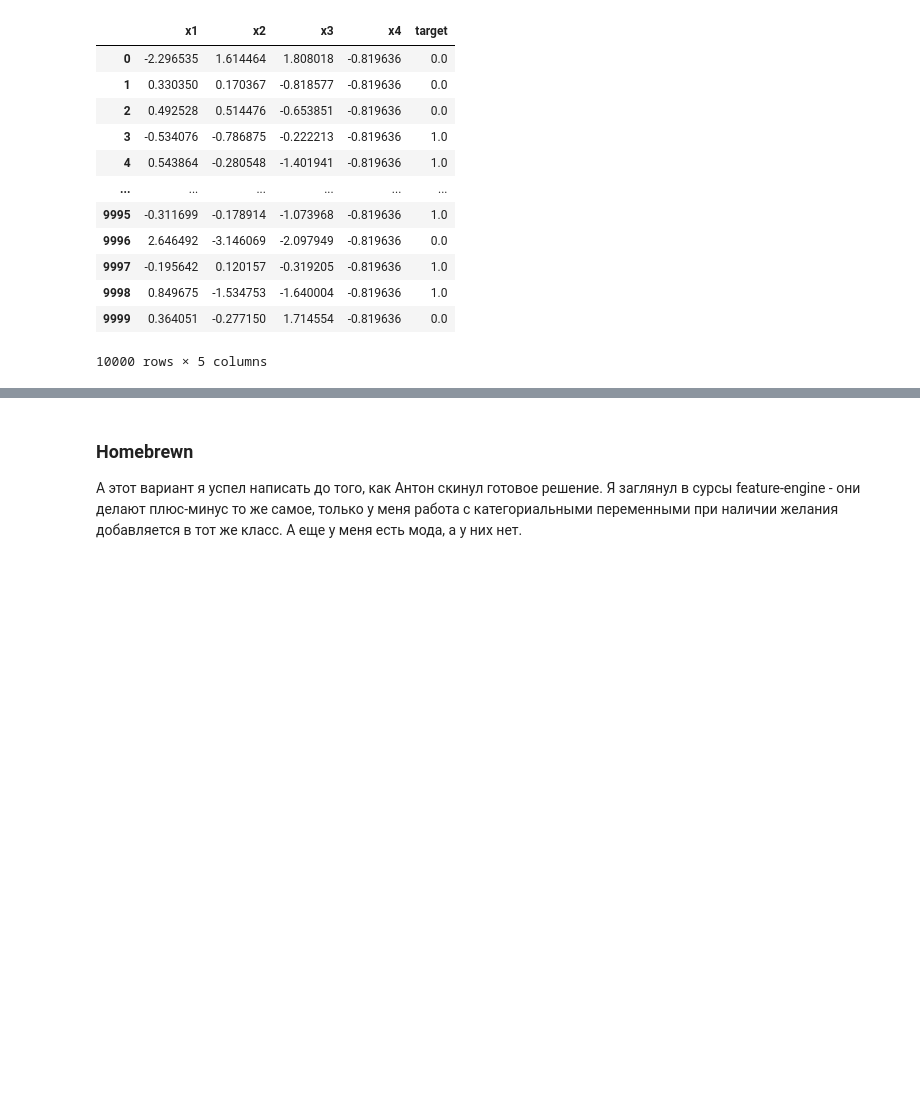
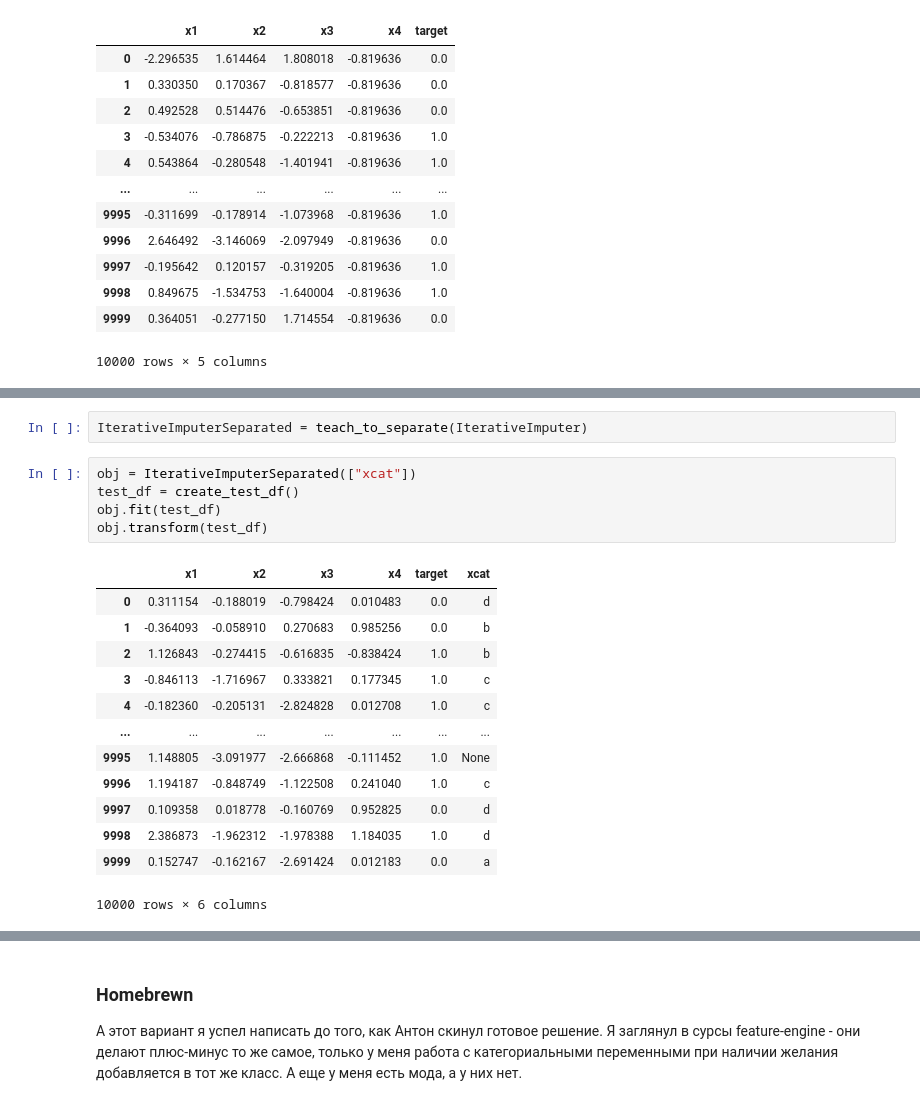
Before and after one commit to uasek/credit_scoring_project, a Jupyter notebook: scoring_model/missing_values.ipynb, the cells around one changed output, grey strips where cells are left out. Drawn from its saved outputs; the diff is of its cells as text; blank space fills up the shorter version.

```diff
--- a/scoring_model/missing_values.ipynb
+++ b/scoring_model/missing_values.ipynb
@@ -258,0 +296,21 @@ assert child_fitted.equals(parent_fitted)
+# %%
+IterativeImputerSeparated = teach_to_separate(IterativeImputer)
+# %%
+obj = IterativeImputerSeparated(["xcat"])
+test_df = create_test_df()
+obj.fit(test_df)
+obj.transform(test_df)
+# %% [output]
+|  | x1 | x2 | x3 | x4 | target | xcat |
+| 0 | 0.311154 | -0.188019 | -0.798424 | 0.010483 | 0.0 | d |
+| 1 | -0.364093 | -0.058910 | 0.270683 | 0.985256 | 0.0 | b |
+| 2 | 1.126843 | -0.274415 | -0.616835 | -0.838424 | 1.0 | b |
+| 3 | -0.846113 | -1.716967 | 0.333821 | 0.177345 | 1.0 | c |
+| 4 | -0.182360 | -0.205131 | -2.824828 | 0.012708 | 1.0 | c |
+| ... | ... | ... | ... | ... | ... | ... |
+| 9995 | 1.148805 | -3.091977 | -2.666868 | -0.111452 | 1.0 | None |
+| 9996 | 1.194187 | -0.848749 | -1.122508 | 0.241040 | 1.0 | c |
+| 9997 | 0.109358 | 0.018778 | -0.160769 | 0.952825 | 0.0 | d |
+| 9998 | 2.386873 | -1.962312 | -1.978388 | 1.184035 | 1.0 | d |
+| 9999 | 0.152747 | -0.162167 | -2.691424 | 0.012183 | 0.0 | a |
+10000 rows × 6 columns
```
Also changed, not shown: parts of 20 cells of this notebook, 1 other file.
